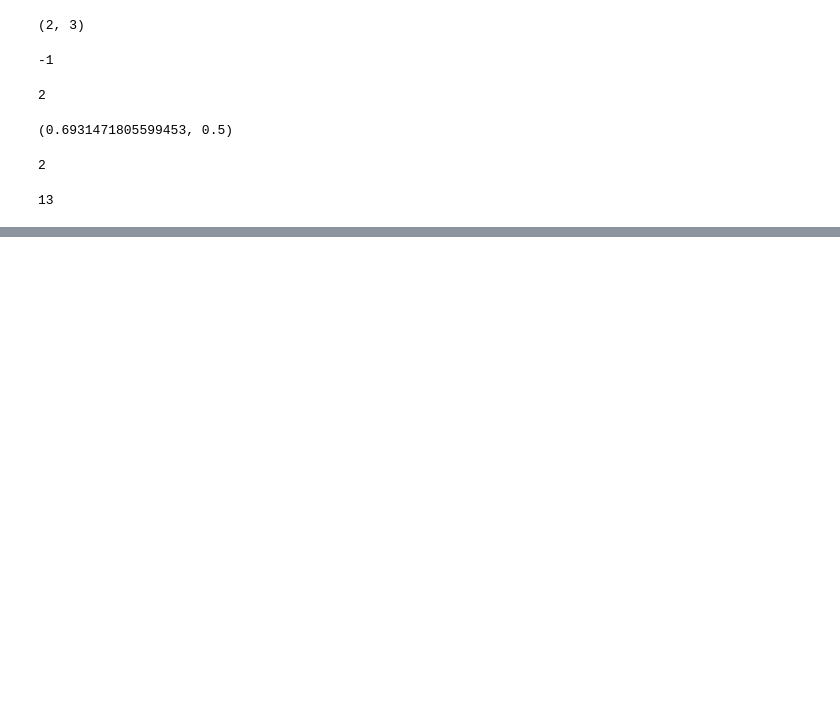
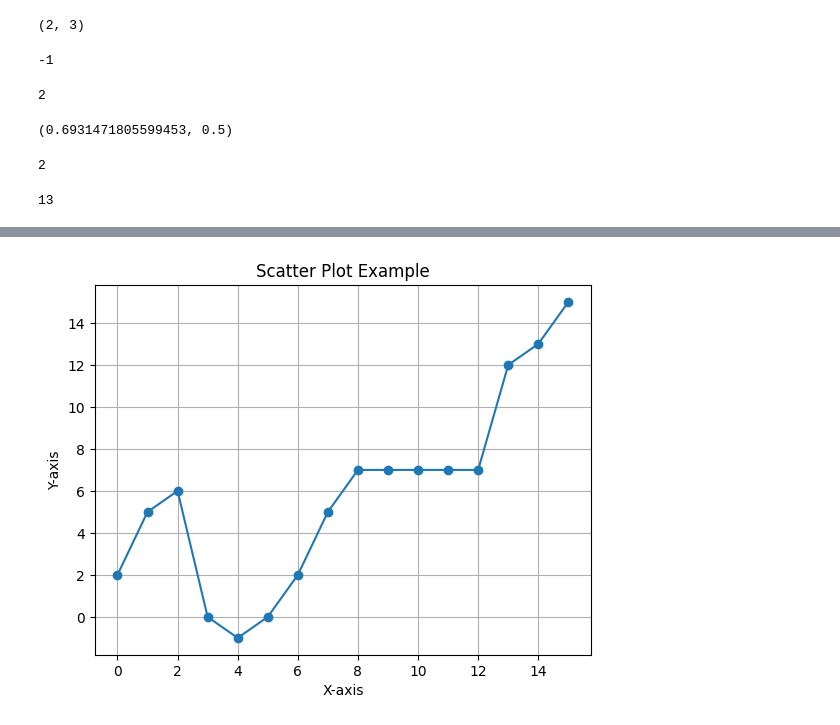
Before and after one commit to Therealchainman/archive-cp, a Jupyter notebook: notebooks/june_2023.ipynb, the cells around one changed output, grey strips where cells are left out. Cells and saved outputs as stored; diff of their text form; code cells hidden in the pictures; blank space fills up the shorter version.

```diff
--- a/notebooks/june_2023.ipynb
+++ b/notebooks/june_2023.ipynb
@@ -91,0 +150,4 @@ x, math.exp(-x)
+# %%
+graph(3)
+# %% [output]
+[figure, added]
```
Also changed, not shown: parts of 7 cells of this notebook, 4 other files.
